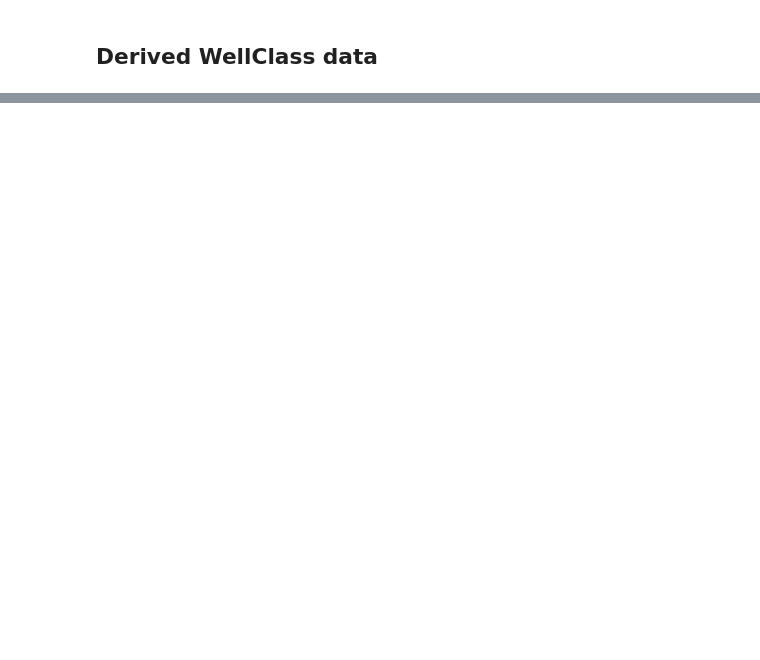
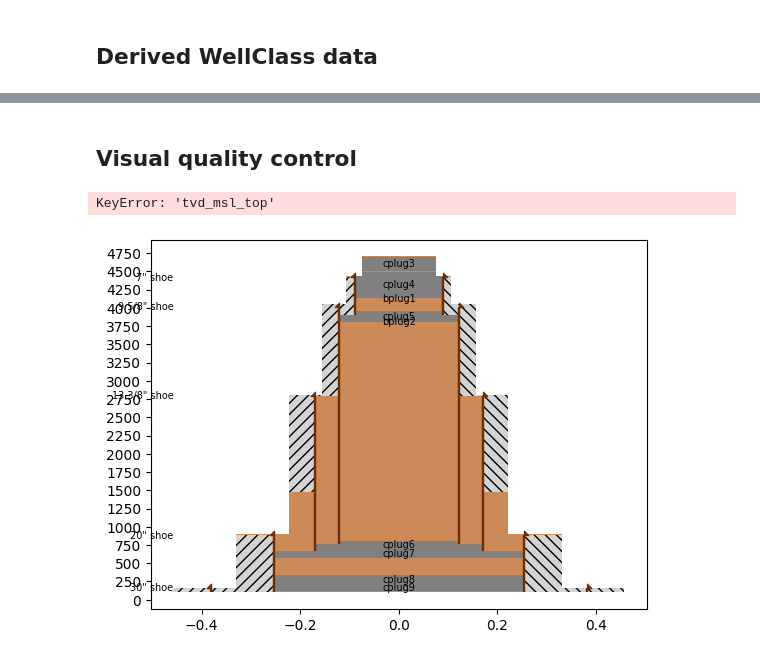
Before and after one commit to equinor/SCREEN, a Jupyter notebook: notebooks/01_wellclass.ipynb, the cells around one changed output, grey strips where cells are left out. Cells and saved outputs as stored; diff of their text form; code cells hidden in the pictures; blank space fills up the shorter version.

Commit message:
docs: add visual QC to canonical notebooks
Add WellClass geometry, coarse-grid, and end-to-end LGR plots to the canonical workflow recipes.

```diff
--- a/notebooks/01_wellclass.ipynb
+++ b/notebooks/01_wellclass.ipynb
@@ -33,3 +75,16 @@ display(annulus[['top_rkb', 'bottom_rkb', 'top_tvd_msl', 'bottom_tvd_msl', 'an_t
+# %% [markdown]
+## Visual quality control
+# %%
+import matplotlib.pyplot as plt
+from src.WellClass.libs.plotting.plot_sketch import plot_sketch
+
+fig, ax = plot_sketch(processed_well, draw_open_hole=False)
+ax.set_title('WellClass derived well geometry')
+fig.tight_layout()
+plt.show()
+# %% [output]
+KeyError: 'tvd_msl_top'
+[figure, added]
 # %%
 assert len(processed_well.borehole) > 0
 assert len(processed_well.annulus) > 0
```
Also changed, not shown: parts of 3 cells of this notebook, 2 other files.
